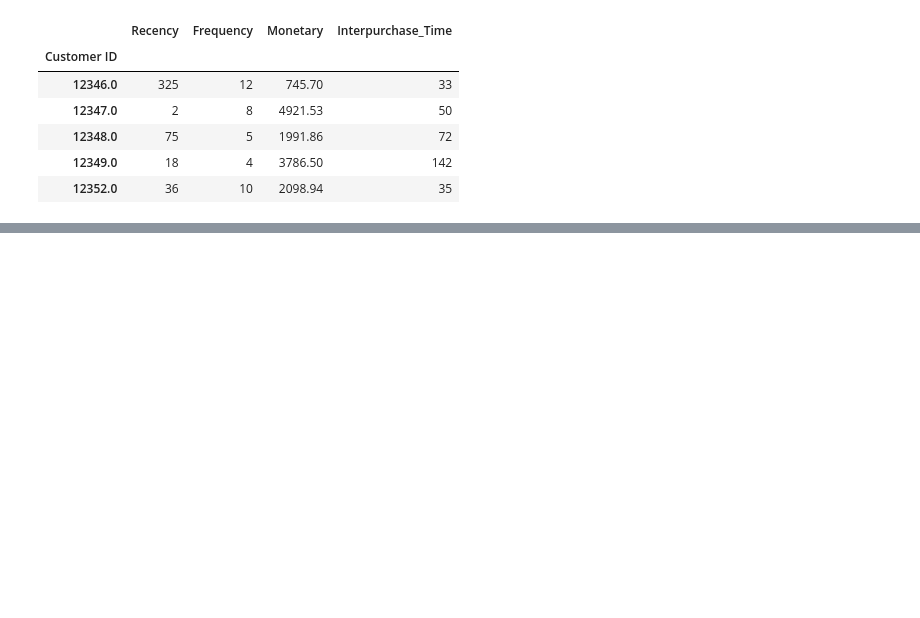
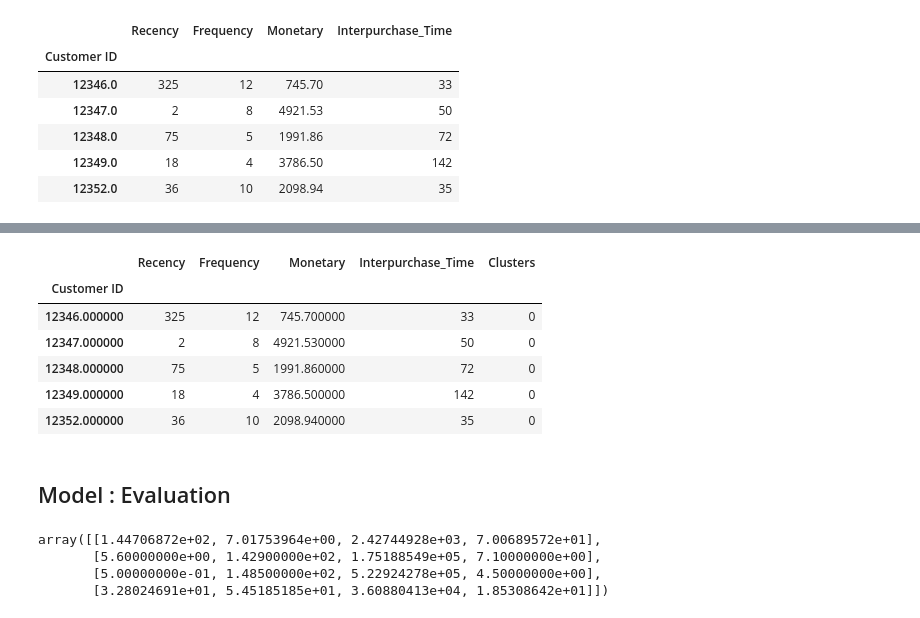
Before and after one commit to TKZues/CustomerSegmentationbyEnhancedRFM, a Jupyter notebook: notebook/online_retail_II.ipynb, the cells around one changed output, grey strips where cells are left out. Drawn from its saved outputs; the diff is of its cells as text; code cells hidden in the pictures; blank space fills up the shorter version.

```diff
--- a/notebook/online_retail_II.ipynb
+++ b/notebook/online_retail_II.ipynb
@@ -253,0 +274,22 @@ RFMT.head()
+# %%
+RFMT["Clusters"]=kmeans.labels_
+RFMT.head().style.set_properties(**{"background-color": "#cd5c5c","color": "black", "border-color": "black"})
+# %% [output]
+|  | Recency | Frequency | Monetary | Interpurchase_Time | Clusters |
+| Customer ID |  |  |  |  |  |
+| 12346.000000 | 325 | 12 | 745.700000 | 33 | 0 |
+| 12347.000000 | 2 | 8 | 4921.530000 | 50 | 0 |
+| 12348.000000 | 75 | 5 | 1991.860000 | 72 | 0 |
+| 12349.000000 | 18 | 4 | 3786.500000 | 142 | 0 |
+| 12352.000000 | 36 | 10 | 2098.940000 | 35 | 0 |
+# %% [markdown]
+## Model : Evaluation
+# %%
+# how well the clusters are?:
+#centriods
+kmeans.cluster_centers_
+# %% [output]
+array([[1.44706872e+02, 7.01753964e+00, 2.42744928e+03, 7.00689572e+01],
+       [5.60000000e+00, 1.42900000e+02, 1.75188549e+05, 7.10000000e+00],
+       [5.00000000e-01, 1.48500000e+02, 5.22924278e+05, 4.50000000e+00],
+       [3.28024691e+01, 5.45185185e+01, 3.60880413e+04, 1.85308642e+01]])
```
Also changed, not shown: parts of 6 cells of this notebook.
